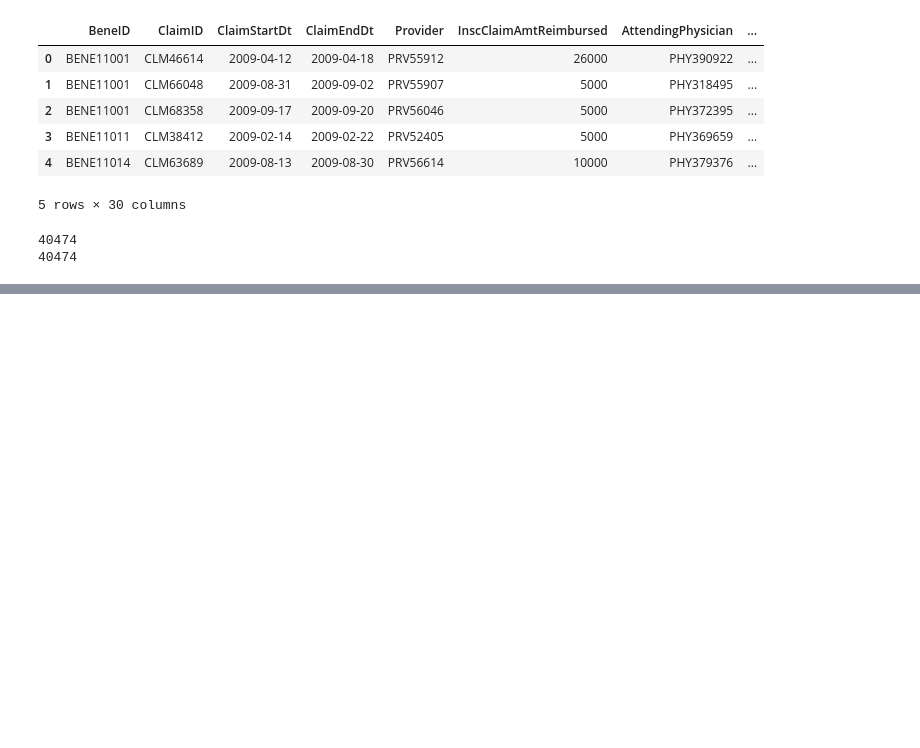
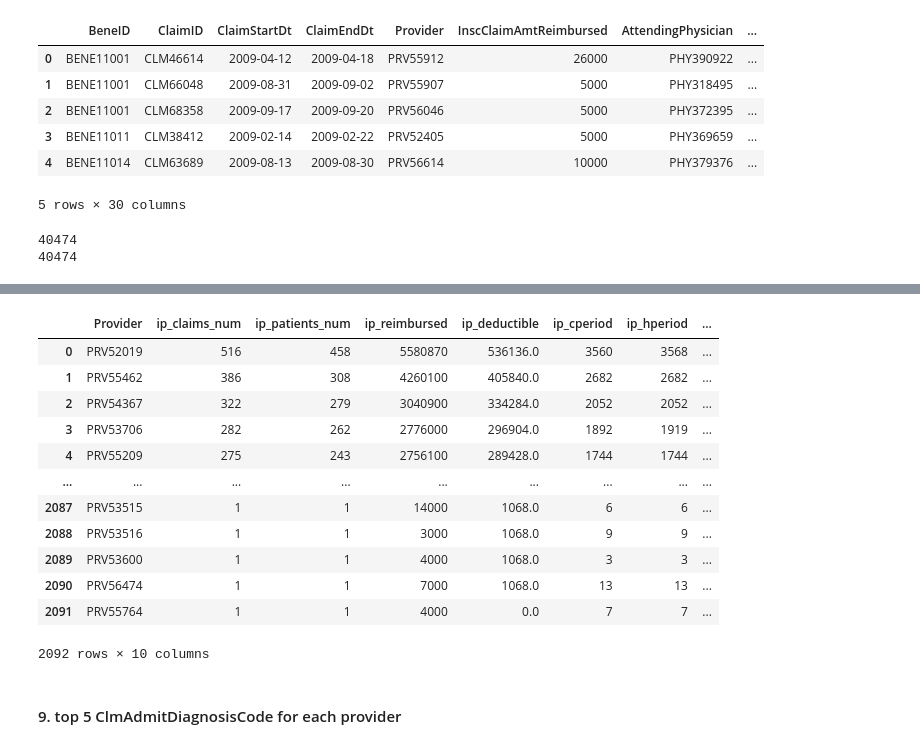
Before and after one commit to yingliu1206/Fraud-detection-In-Health-Care, a Jupyter notebook: code_v2.ipynb, the cells around one changed output, grey strips where cells are left out. Cells and saved outputs as stored; diff of their text form; code cells hidden in the pictures; blank space fills up the shorter version.

```diff
--- a/code_v2.ipynb
+++ b/code_v2.ipynb
@@ -167,0 +250,14 @@ agg_calculation(Train_Inpatientdata,
+# %%
+startdate = pd.to_datetime(Train_Inpatientdata.AdmissionDt)
+enddate = pd.to_datetime(Train_Inpatientdata.DischargeDt)
+Train_Inpatientdata['HospitalStay'] = (enddate - startdate).dt.days+1
+
+df6 = agg_calculation(Train_Inpatientdata,
+                    groupby_col = 'Provider',
+                    agg_col = 'HospitalStay',
+                    sort_col = 'ip_hperiod',
+                    agg_method_lst = ['sum'],
+                    col_name_lst = ['Provider', 'ip_hperiod']
+                       )
+df_merged = df_merged.merge(df6, how = 'outer', on = 'Provider')
+df_merged
@@ -167,0 +335,32 @@ agg_calculation(Train_Inpatientdata,
+# %%
+#encoding types of physicians into numeric values
+Train_Inpatientdata[['AttendingPhysician', 'OperatingPhysician', 'OtherPhysician']] = np.where(Train_Inpatientdata[['AttendingPhysician','OperatingPhysician','OtherPhysician']].isnull(), 0, 1)
+
+# number of different physicians who attend a patient
+Train_Inpatientdata['N_Types_Physicians'] = Train_Inpatientdata['AttendingPhysician'] +  Train_Inpatientdata['OperatingPhysician'] + Train_Inpatientdata['OtherPhysician']
+# %%
+df8 = agg_calculation(Train_Inpatientdata,
+                    groupby_col = 'Provider',
+                    agg_col = 'N_Types_Physicians',
+                    sort_col = 'ip_N_Types_Physicians',
+                    agg_method_lst = ['mean'],
+                    col_name_lst = ['Provider', 'ip_N_Types_Physicians']
+                       )
+df_merged = df_merged.merge(df8, how = 'outer', on = 'Provider')
+df_merged
+# %% [output]
+|  | Provider | ip_claims_num | ip_patients_num | ip_reimbursed | ip_deductible | ip_cperiod | ip_hperiod | ... |
+| 0 | PRV52019 | 516 | 458 | 5580870 | 536136.0 | 3560 | 3568 | ... |
+| 1 | PRV55462 | 386 | 308 | 4260100 | 405840.0 | 2682 | 2682 | ... |
+| 2 | PRV54367 | 322 | 279 | 3040900 | 334284.0 | 2052 | 2052 | ... |
+| 3 | PRV53706 | 282 | 262 | 2776000 | 296904.0 | 1892 | 1919 | ... |
+| 4 | PRV55209 | 275 | 243 | 2756100 | 289428.0 | 1744 | 1744 | ... |
+| ... | ... | ... | ... | ... | ... | ... | ... | ... |
+| 2087 | PRV53515 | 1 | 1 | 14000 | 1068.0 | 6 | 6 | ... |
+| 2088 | PRV53516 | 1 | 1 | 3000 | 1068.0 | 9 | 9 | ... |
+| 2089 | PRV53600 | 1 | 1 | 4000 | 1068.0 | 3 | 3 | ... |
+| 2090 | PRV56474 | 1 | 1 | 7000 | 1068.0 | 13 | 13 | ... |
+| 2091 | PRV55764 | 1 | 1 | 4000 | 0.0 | 7 | 7 | ... |
+2092 rows × 10 columns
+# %% [markdown]
+#### 9. top 5 ClmAdmitDiagnosisCode for each provider
```
Also changed, not shown: parts of 49 cells of this notebook.
